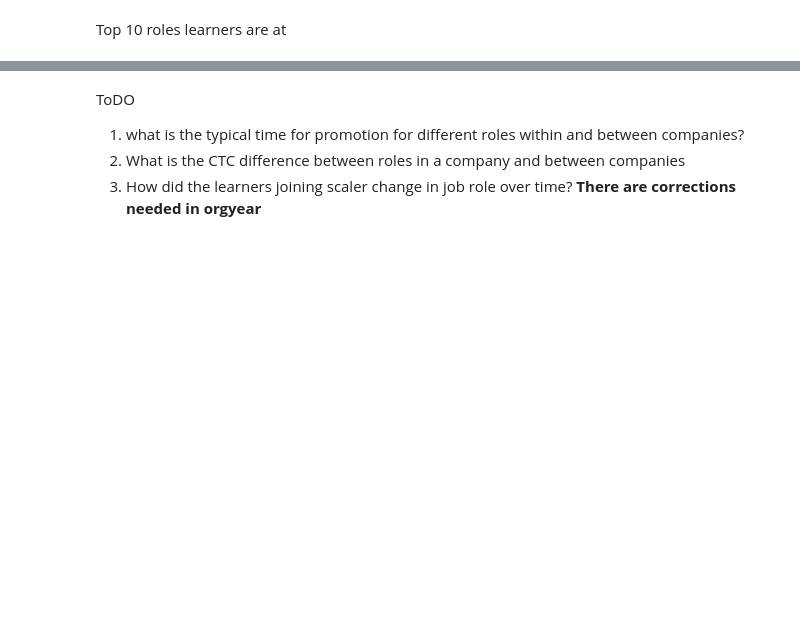
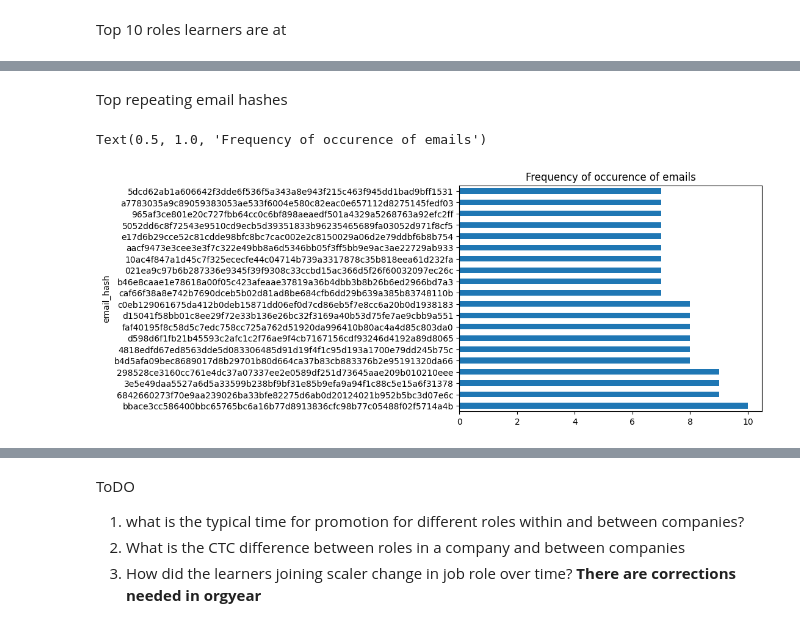
Before and after one commit to madhavpro3/DSML_casestudies, a Jupyter notebook: clustering.ipynb, the cells around one changed output, grey strips where cells are left out. Cells and saved outputs as stored; diff of their text form; code cells hidden in the pictures; blank space fills up the shorter version.

```diff
--- a/clustering.ipynb
+++ b/clustering.ipynb
@@ -170,0 +177,9 @@ Name: count, dtype: int64
+# %% [markdown]
+Top repeating email hashes
+# %%
+df['email_hash'].value_counts().head(20).plot(kind='barh')
+plt.xlabel('')
+plt.title('Frequency of occurence of emails')
+# %% [output]
+Text(0.5, 1.0, 'Frequency of occurence of emails')
+[figure, added]
```
Also changed, not shown: parts of 10 cells of this notebook.
